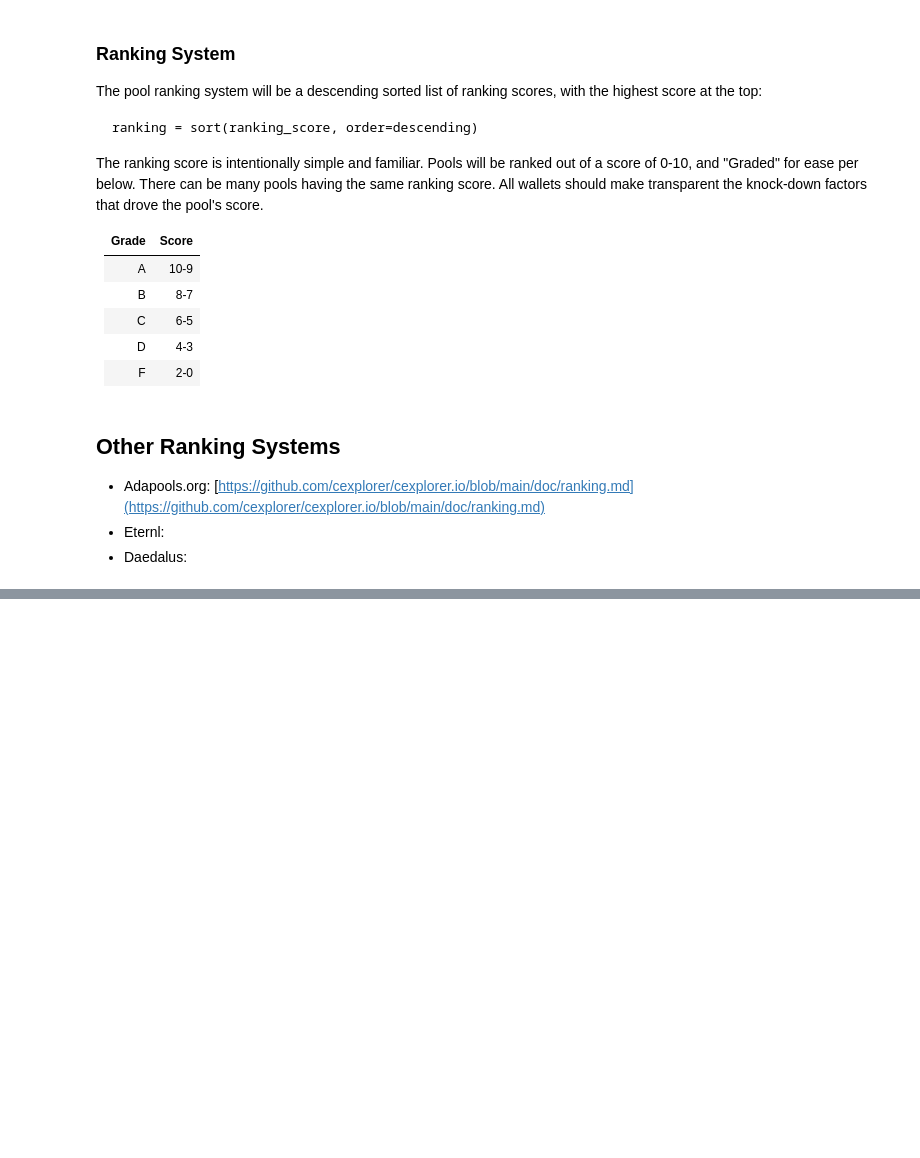
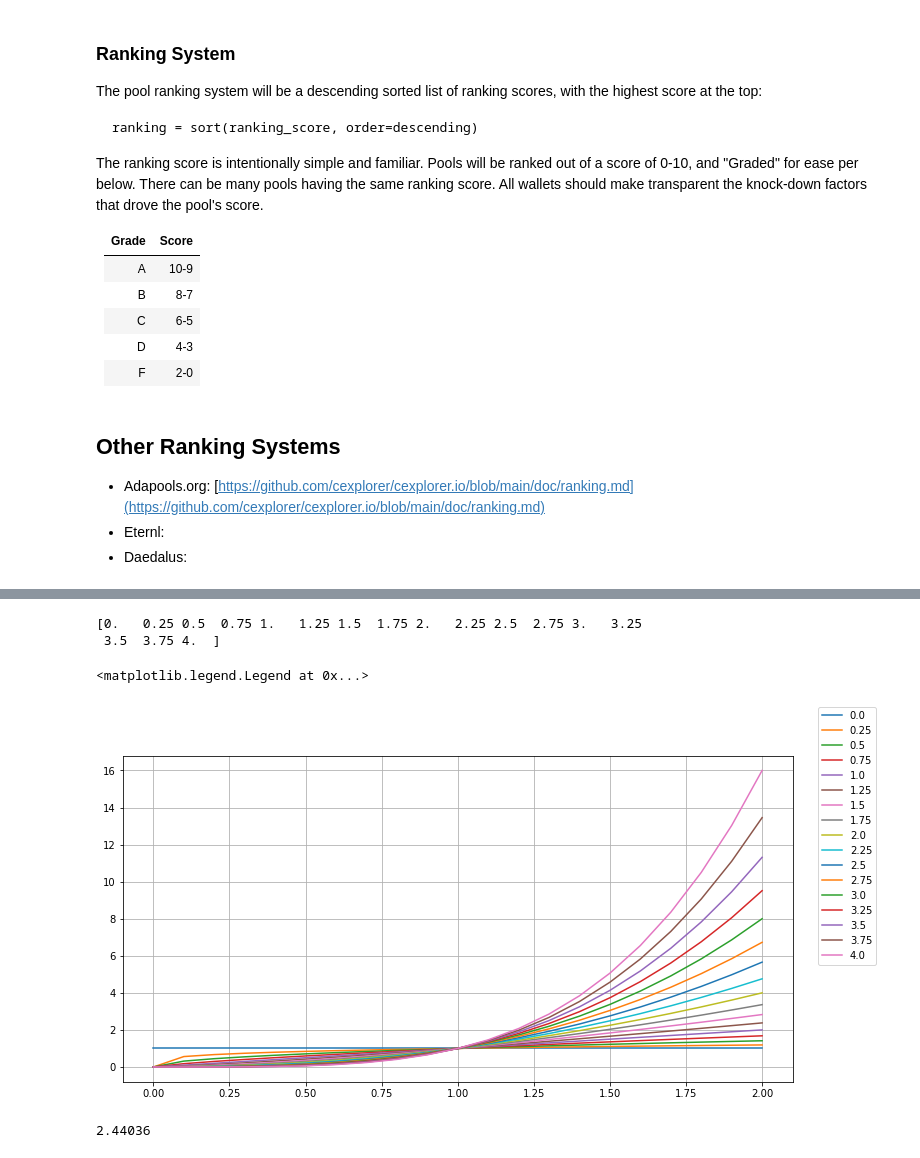
Before and after one commit to ccgarant/cardano-cip-50-draft-liesenfelt-supporting-work, a Jupyter notebook: new_pool_ranking/cip-50-ranking-equation-draft.ipynb, the cells around one changed output, grey strips where cells are left out. Drawn from its saved outputs; the diff is of its cells as text; code cells hidden in the pictures; blank space fills up the shorter version.

Commit message:
ranking equation saturation factor updates

```diff
--- a/new_pool_ranking/cip-50-ranking-equation-draft.ipynb
+++ b/new_pool_ranking/cip-50-ranking-equation-draft.ipynb
@@ -67,0 +80,15 @@ import matplotlib.pyplot as plt
+# %%
+f = plt.figure(figsize=(12,6))
+r = np.arange(0,4.25,.25)
+print(r)
+
+for r0 in r:
+    y = np.power(x,r0)
+    plt.plot(x,y)
+plt.grid('on')
+f.legend(r)
+# %% [output]
+[0.   0.25 0.5  0.75 1.   1.25 1.5  1.75 2.   2.25 2.5  2.75 3.   3.25
+ 3.5  3.75 4.  ]
+<matplotlib.legend.Legend at 0x...>
+[figure, added]
@@ -67,0 +109,5 @@ import matplotlib.pyplot as plt
+# %%
+#checks
+leverage_factor(49.4,L,A) #correct
+# %% [output]
+2.44036
```
Also changed, not shown: parts of 7 cells of this notebook, 1 other file.
